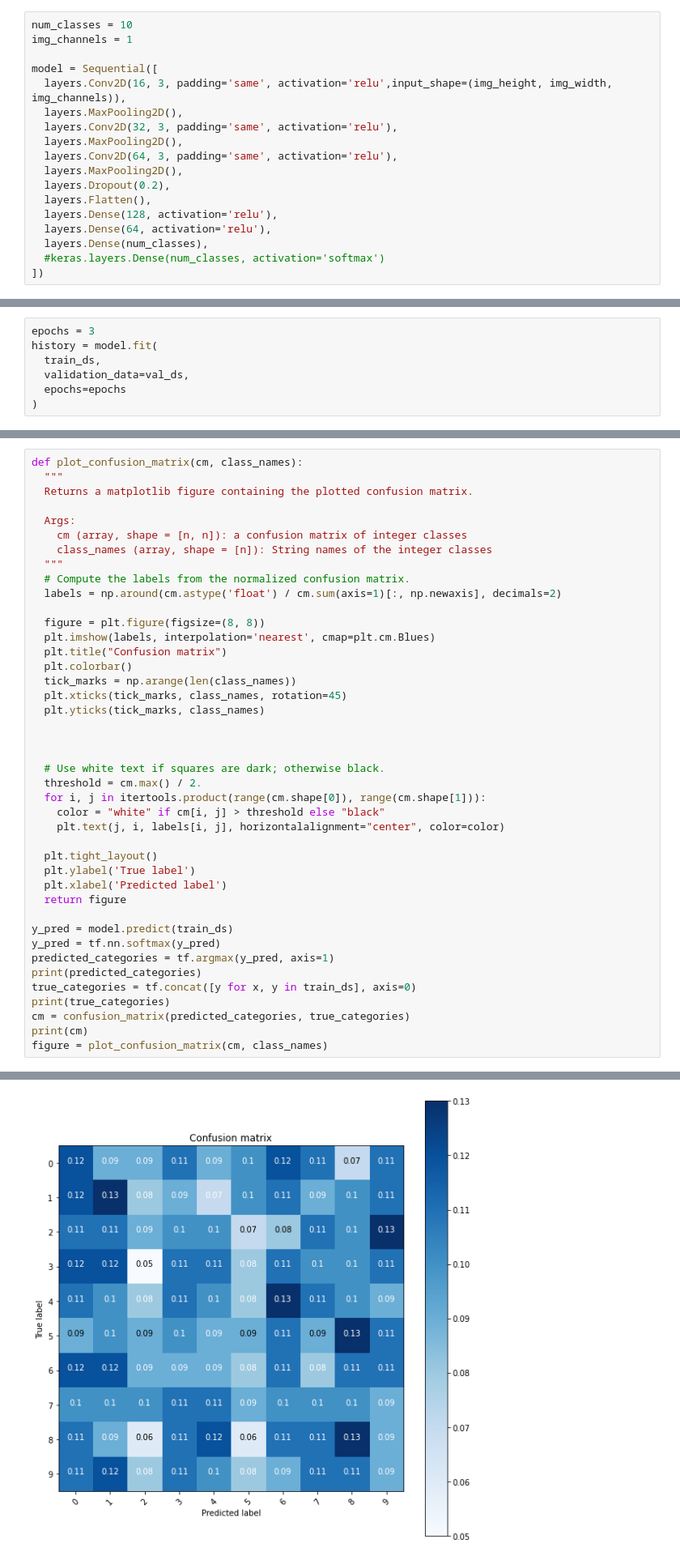
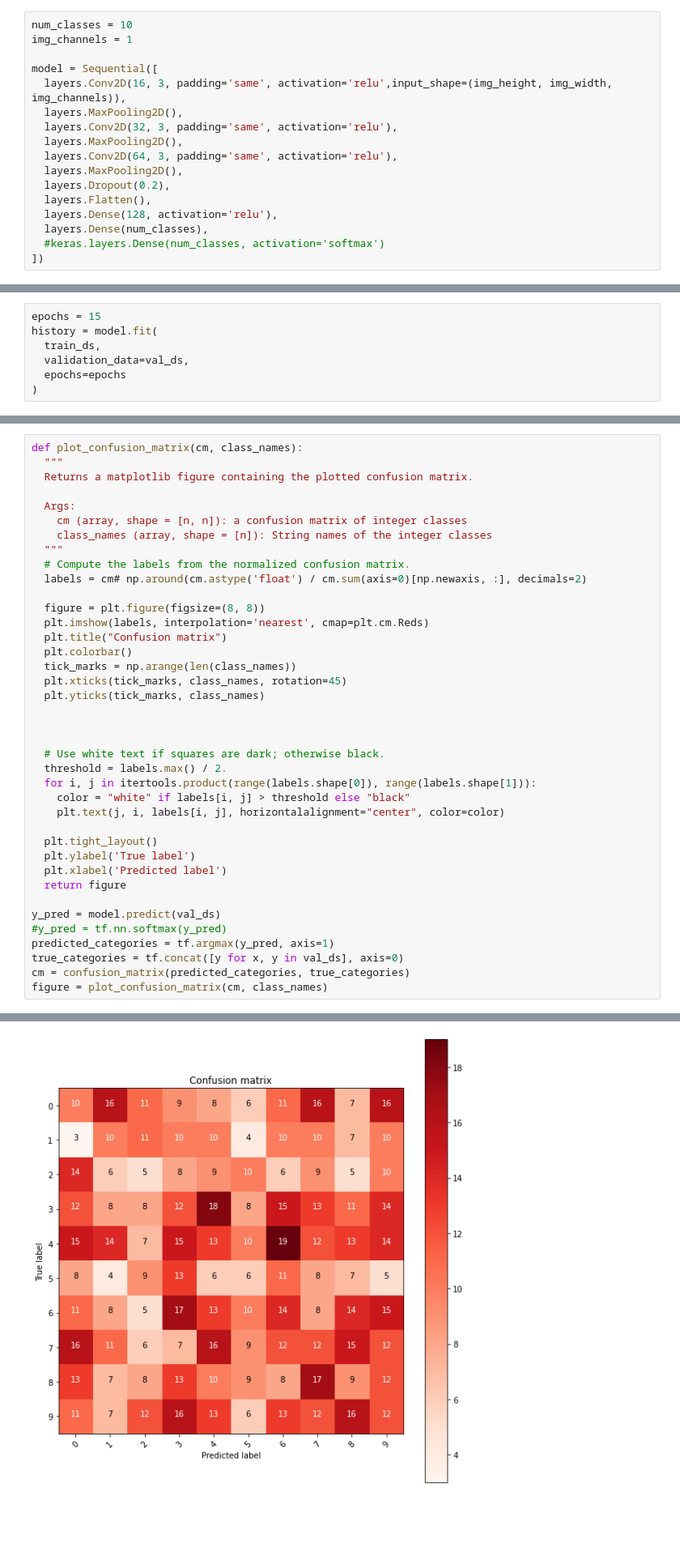
Before and after one commit to BrunosBastos/TAAProject1, a Jupyter notebook: ml.ipynb, the cells around one changed output, grey strips where cells are left out. Shown at 81% size. Drawn from its saved outputs; the diff is of its cells as text; blank space fills up the shorter version.

```diff
--- a/ml.ipynb
+++ b/ml.ipynb
@@ -98,7 +98,6 @@ model = Sequential([
   layers.Dropout(0.2),
   layers.Flatten(),
   layers.Dense(128, activation='relu'),
-  layers.Dense(64, activation='relu'),
   layers.Dense(num_classes),
   #keras.layers.Dense(num_classes, activation='softmax')
 ])
@@ -129,7 +128,7 @@ Trainable params: 1,211,978
 Non-trainable params: 0
 _________________________________________________________________
 # %%
-epochs = 3
+epochs = 15
 history = model.fit(
   train_ds,
   validation_data=val_ds,
@@ -176,10 +186,10 @@ def plot_confusion_matrix(cm, class_names):
     class_names (array, shape = [n]): String names of the integer classes
   """
   # Compute the labels from the normalized confusion matrix.
-  labels = np.around(cm.astype('float') / cm.sum(axis=1)[:, np.newaxis], decimals=2)
+  labels = cm# np.around(cm.astype('float') / cm.sum(axis=0)[np.newaxis, :], decimals=2)
 
   figure = plt.figure(figsize=(8, 8))
-  plt.imshow(labels, interpolation='nearest', cmap=plt.cm.Blues)
+  plt.imshow(labels, interpolation='nearest', cmap=plt.cm.Reds)
   plt.title("Confusion matrix")
   plt.colorbar()
   tick_marks = np.arange(len(class_names))
@@ -189,9 +199,9 @@ def plot_confusion_matrix(cm, class_names):
 
 
   # Use white text if squares are dark; otherwise black.
-  threshold = cm.max() / 2.
-  for i, j in itertools.product(range(cm.shape[0]), range(cm.shape[1])):
-    color = "white" if cm[i, j] > threshold else "black"
+  threshold = labels.max() / 2.
+  for i, j in itertools.product(range(labels.shape[0]), range(labels.shape[1])):
+    color = "white" if labels[i, j] > threshold else "black"
     plt.text(j, i, labels[i, j], horizontalalignment="center", color=color)
 
   plt.tight_layout()
@@ -199,13 +209,10 @@ def plot_confusion_matrix(cm, class_names):
   plt.xlabel('Predicted label')
   return figure
 
-y_pred = model.predict(train_ds)
-y_pred = tf.nn.softmax(y_pred)
+y_pred = model.predict(val_ds)
+#y_pred = tf.nn.softmax(y_pred)
 predicted_categories = tf.argmax(y_pred, axis=1)
-print(predicted_categories)
-true_categories = tf.concat([y for x, y in train_ds], axis=0)
-print(true_categories)
+true_categories = tf.concat([y for x, y in val_ds], axis=0)
 cm = confusion_matrix(predicted_categories, true_categories)
-print(cm)
 figure = plot_confusion_matrix(cm, class_names)
 # %% [output]
@@ -224,2 +219,2 @@ tf.Tensor([0 7 9 ... 8 7 5], shape=(4774,), dtype=int32)
-[figure, old version]
+[figure, new version]
 # %%
```
Also changed, not shown: parts of 4 cells of this notebook.
